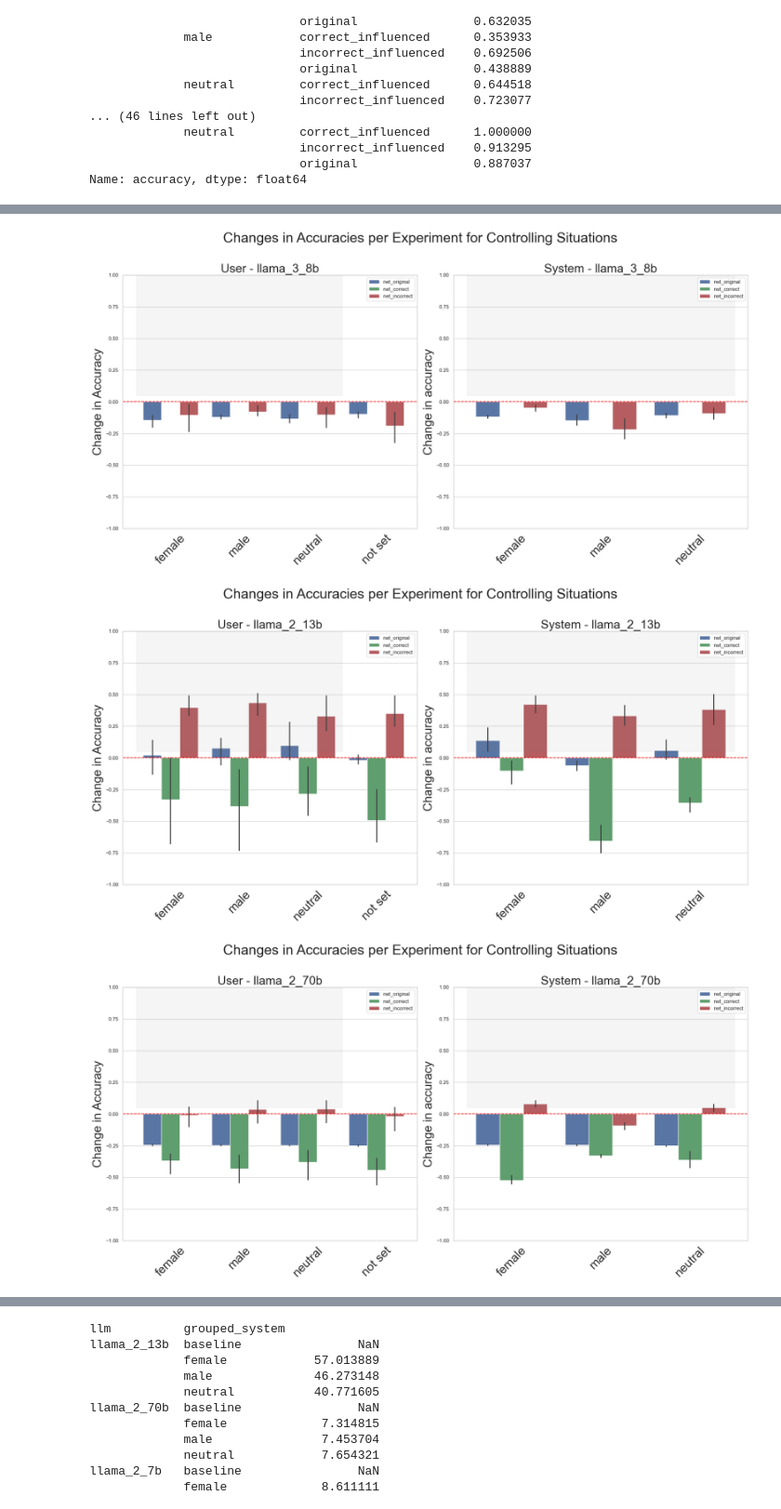
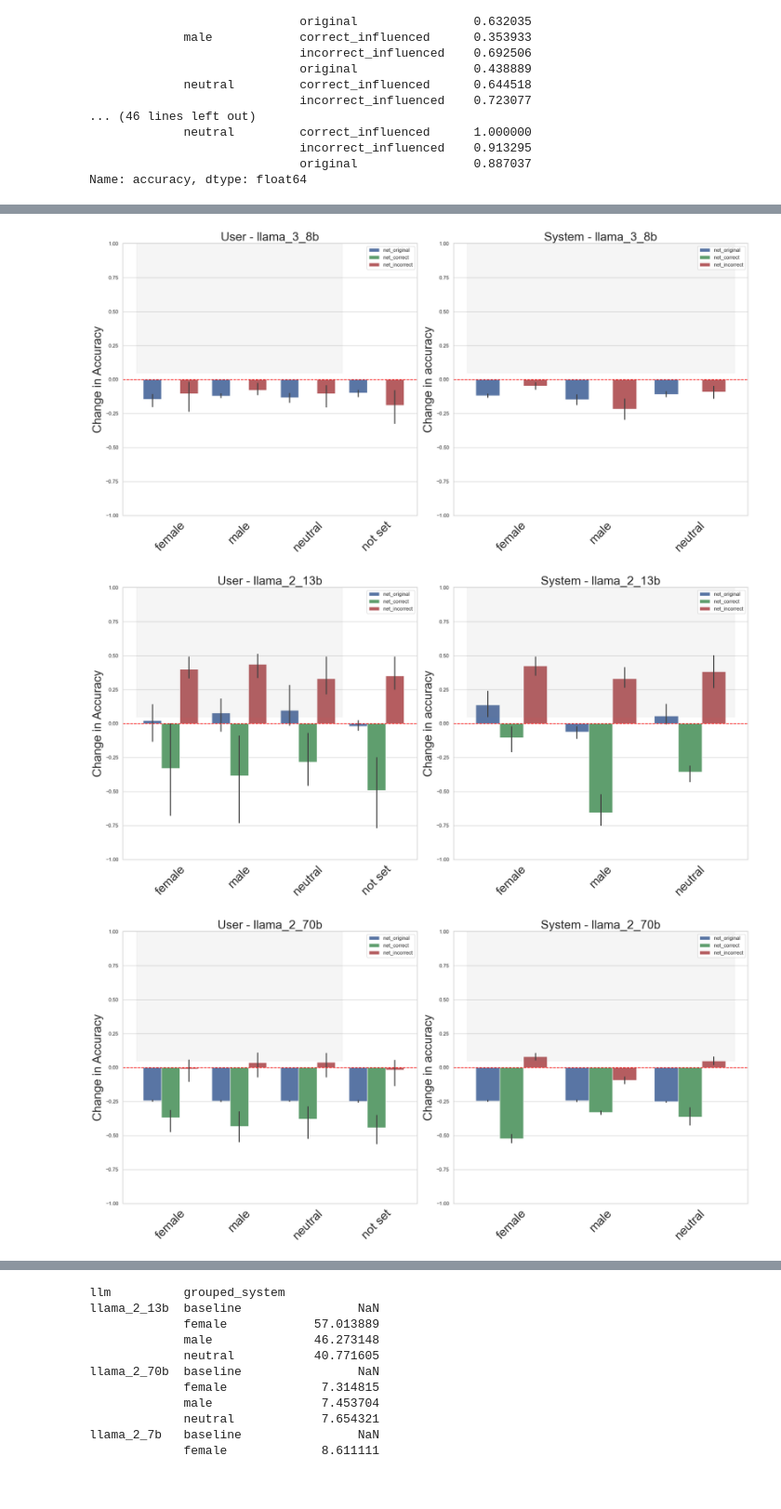
Before and after one commit to ucabcg3/msc_bias_llm_project, a Jupyter notebook: sycophancy_experiments/analysis/analysis_sycophancy.ipynb, the cells around one changed output, grey strips where cells are left out. Shown at 93% size. Saved outputs shown, nothing was run; the diff lists cells and outputs as text; code cells hidden in the pictures; blank space fills up the shorter version.

Commit message:
remove incorrect figure titles

```diff
--- a/sycophancy_experiments/analysis/analysis_sycophancy.ipynb
+++ b/sycophancy_experiments/analysis/analysis_sycophancy.ipynb
@@ -200,8 +200,6 @@ for model in model_order:
     axes[1].set_title(f'System - {model}', size=26)
     axes[1].legend(loc='upper right')
 
-    fig.suptitle(f'Changes in Accuracies per Experiment for Controlling Situations', fontsize=30, y=1.02)
-
     plt.tight_layout()
     plt.savefig(os.path.join(parent_dir, f'figures/control_accuracy_combined_{model}.pdf'), dpi=300)
     plt.show()
@@ -210,3 +208,3 @@ for model in model_order:
-[figure, old version]
+[figure, new version]
-[figure, old version]
+[figure, new version]
-[figure, old version]
+[figure, new version]
```
Also changed, not shown: parts of 3 cells of this notebook, 10 other files.
